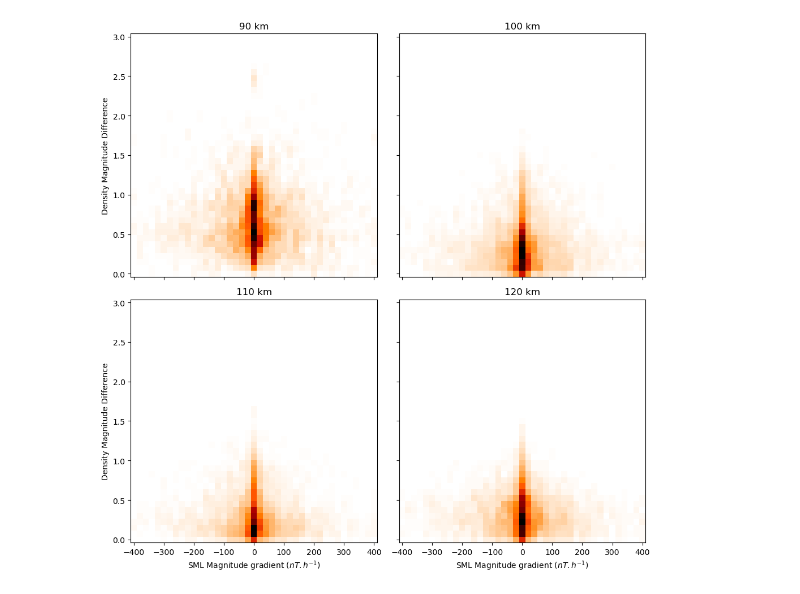
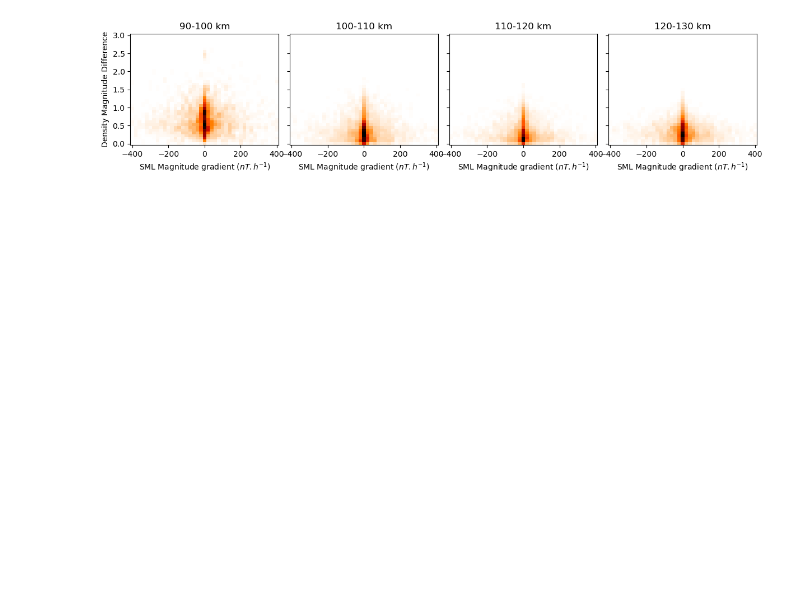
Before and after one commit to remy-guillermin/WACCM-Analysis, a Jupyter notebook: Scripts/Data-Analysis/SML_comparison.ipynb, the cells around one changed output. Cells and saved outputs as stored; diff of their text form; code cells hidden in the pictures; blank space fills up the shorter version.

```diff
--- a/Scripts/Data-Analysis/SML_comparison.ipynb
+++ b/Scripts/Data-Analysis/SML_comparison.ipynb
@@ -27,13 +27,13 @@ Solar_Proton_Event = np.array(data_df['Solar Proton Event']).reshape(-1,shape)[:
 SML_index = np.array(data_df['SML']).reshape(-1,shape)
 dSML_index = np.array(data_df['SML Gradient']).reshape(-1,shape)
 
-mask = np.repeat(True, len(Ne_EXP))
-#mask = Svalbard
-#mask = Tromso
-#mask = Geomagnetic_Event
-#mask = Solar_Proton_Event
-#mask = (~Geomagnetic_Event) * (~Solar_Proton_Event)
-#mask = (Geomagnetic_Event) + (Solar_Proton_Event)
+mask, type = np.repeat(True, len(Ne_EXP)), 'all'
+#mask, type = Svalbard, 'Svalbard'
+#mask, type = Tromso, 'Tromso'
+#mask, type = Geomagnetic_Event, 'geo'
+#mask, type = Solar_Proton_Event, 'sol'
+#mask, type = (~Geomagnetic_Event) * (~Solar_Proton_Event), 'quiet'
+#mask, type = (Geomagnetic_Event) + (Solar_Proton_Event), 'active'
 
 Ne_EXP = Ne_EXP[mask]
 dNe_EXP = dNe_EXP[mask]
@@ -101,7 +101,7 @@ SML_flat = SML_index[zero_mask]
 dSML_flat = dSML_index[zero_mask]
 Ne_diff_flat = np.abs(mag_EXP - mag_WACCM)[zero_mask]
 
-fig, axs = plt.subplots(2, 2, figsize=(10, 10), sharex=True, sharey=True)
+fig, axs = plt.subplots(1, 4, figsize=(12, 3), sharex=True, sharey=True)
 
 index = 0
 for H_bin in H_bins:
@@ -119,16 +119,14 @@ for H_bin in H_bins:
 
     grid = np.array(grid).reshape(len(SML), len(mag_diff1)).T
     X, Y = np.meshgrid(SML, mag_diff1)
-    axs[index // 2][index % 2].pcolormesh(X, Y, grid, cmap = 'gist_heat_r')
-    axs[index // 2][index % 2].set_title(f'{int(H_bin)} km')
+    axs[index].pcolormesh(X, Y, grid, cmap = 'gist_heat_r')
+    axs[index].set_title(f'{int(H_bin)}-{int(H_bin+10)} km')
+    axs[index].set_xlabel(r'SML ($nT$)')
     index += 1
 
-axs[-1][0].set_xlabel(r'SML ($nT$)')
-axs[-1][1].set_xlabel(r'SML ($nT$)')
-
-axs[0][0].set_ylabel('Density Magnitude Difference')
-axs[1][0].set_ylabel('Density Magnitude Difference')
+axs[0].set_ylabel('Density Magnitude Difference')
 
 plt.tight_layout()
+plt.savefig(f'../../Output/Figures/SML-{type}.png')
 plt.show()
 # %% [output]
@@ -136,33 +134,33 @@ plt.show()
 # %%
-fig, axs = plt.subplots(2, 2, figsize=(10, 10), sharex=True, sharey=True)
+fig, axs = plt.subplots(1, 4, figsize=(12, 3), sharex=True, sharey=True)
 
 index = 0
 for H_bin in H_bins:
     grid = []
     test = []
     index2 = 0
     h_mask = height_flat == H_bin
     for value1 in dSML:
         mask1 = np.abs(dSML_flat[h_mask] - value1) <= (dSML[1] - dSML[0])/2
         for value2 in mag_diff2:
             mask2 = np.abs(Ne_diff_flat[h_mask][mask1] - value2) <= mag_diff2[1]
             grid.append(sum(mask2))
             test.append(index2)
             index2 += 1
 
     grid = np.array(grid).reshape(len(dSML), len(mag_diff2)).T
     X, Y = np.meshgrid(dSML, mag_diff2)
-    axs[index // 2][index % 2].pcolormesh(X, Y, grid, cmap = 'gist_heat_r')
-    axs[index // 2][index % 2].set_title(f'{int(H_bin)} km')
+    axs[index].pcolormesh(X, Y, grid, cmap = 'gist_heat_r')
+    axs[index].set_title(f'{int(H_bin)}-{int(H_bin+10)} km')
+    axs[index].set_xlabel(r'SML Magnitude gradient ($nT.h^{-1}$)')
     index += 1
 
-axs[-1][0].set_xlabel(r'SML Magnitude gradient ($nT.h^{-1}$)')
-axs[-1][1].set_xlabel(r'SML Magnitude gradient ($nT.h^{-1}$)')
 
-axs[0][0].set_ylabel('Density Magnitude Difference')
-axs[1][0].set_ylabel('Density Magnitude Difference')
+
+axs[0].set_ylabel('Density Magnitude Difference')
 
 plt.tight_layout()
+plt.savefig(f'../../Output/Figures/SML-gradient-{type}.png')
 plt.show()
 # %% [output]
-[figure, old version]
+[figure, new version]
```
Also changed, not shown: parts of 1 cell of this notebook, 8 other files.
